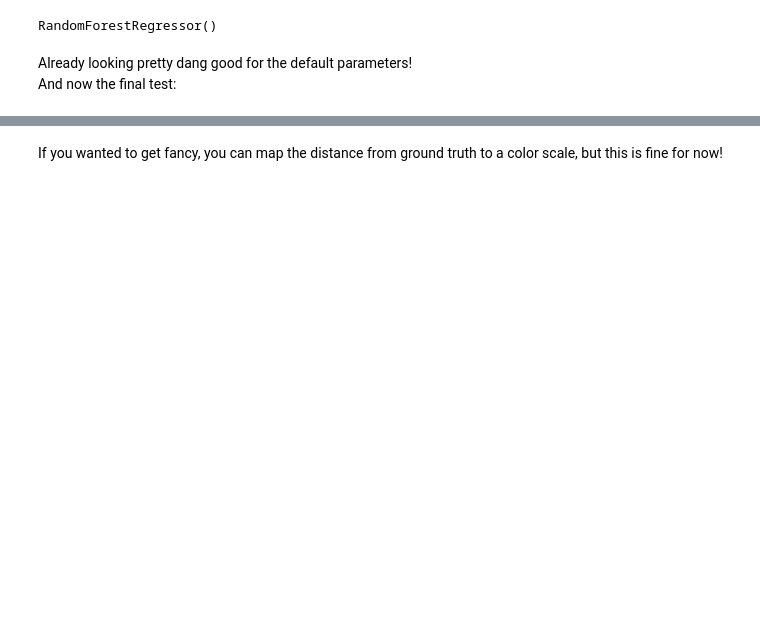
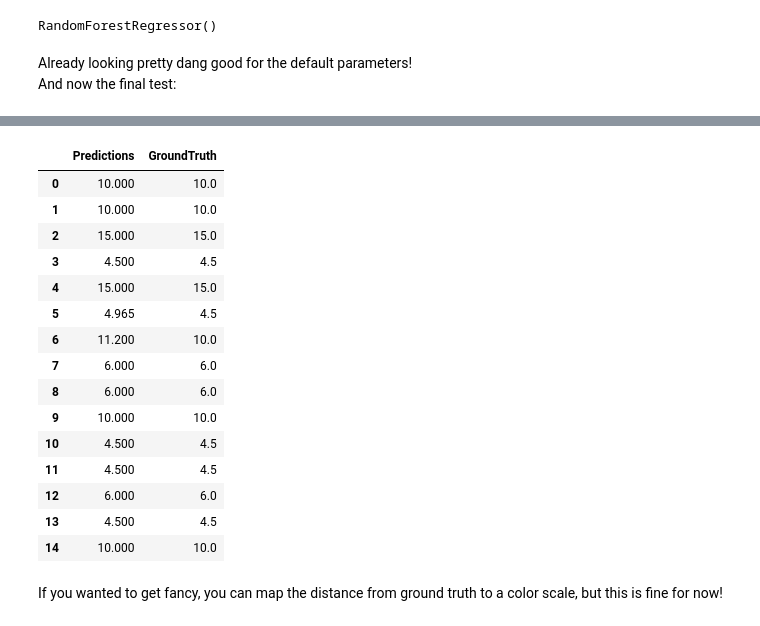
Before and after one commit to bengincley/pintolab_ml_workshop, a Jupyter notebook: ml_workshop_notebook.ipynb, the cells around one changed output, grey strips where cells are left out. Saved outputs shown, nothing was run; the diff lists cells and outputs as text; code cells hidden in the pictures; blank space fills up the shorter version.

```diff
--- a/ml_workshop_notebook.ipynb
+++ b/ml_workshop_notebook.ipynb
@@ -517,2 +549,27 @@ Text(0, 0.5, 'Regressor Output')
+# %%
+# Test it:
+n = 15
+predictions = RFRegressor.predict(xTest[0:n])
+resultsdf = pd.DataFrame(columns=['Predictions','GroundTruth'])
+resultsdf['Predictions'] = predictions
+resultsdf['GroundTruth'] = yTest[0:n].values
+resultsdf
+# %% [output]
+|  | Predictions | GroundTruth |
+| 0 | 10.000 | 10.0 |
+| 1 | 10.000 | 10.0 |
+| 2 | 15.000 | 15.0 |
+| 3 | 4.500 | 4.5 |
+| 4 | 15.000 | 15.0 |
+| 5 | 4.965 | 4.5 |
+| 6 | 11.200 | 10.0 |
+| 7 | 6.000 | 6.0 |
+| 8 | 6.000 | 6.0 |
+| 9 | 10.000 | 10.0 |
+| 10 | 4.500 | 4.5 |
+| 11 | 4.500 | 4.5 |
+| 12 | 6.000 | 6.0 |
+| 13 | 4.500 | 4.5 |
+| 14 | 10.000 | 10.0 |
 # %% [markdown]
 If you wanted to get fancy, you can map the distance from ground truth to a color scale, but this is fine for now!
```
Also changed, not shown: parts of 41 cells of this notebook, 1 other file.
